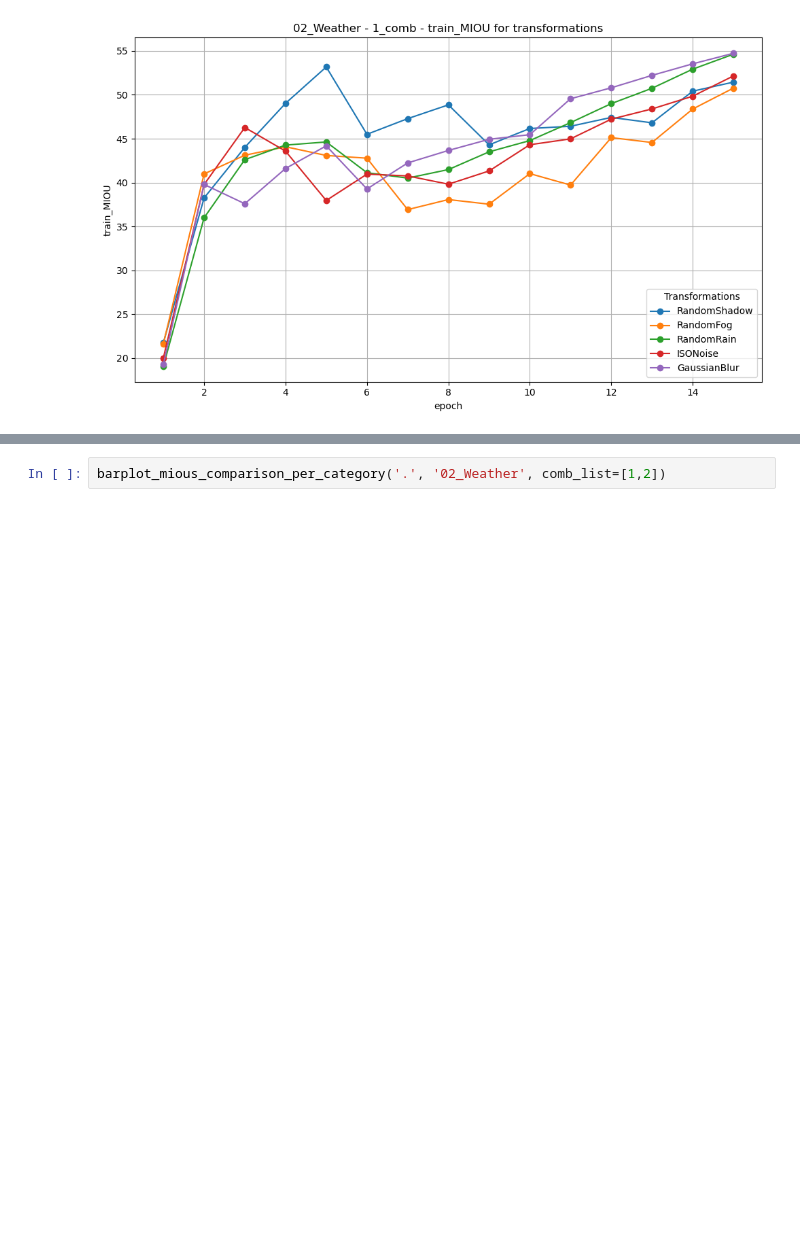
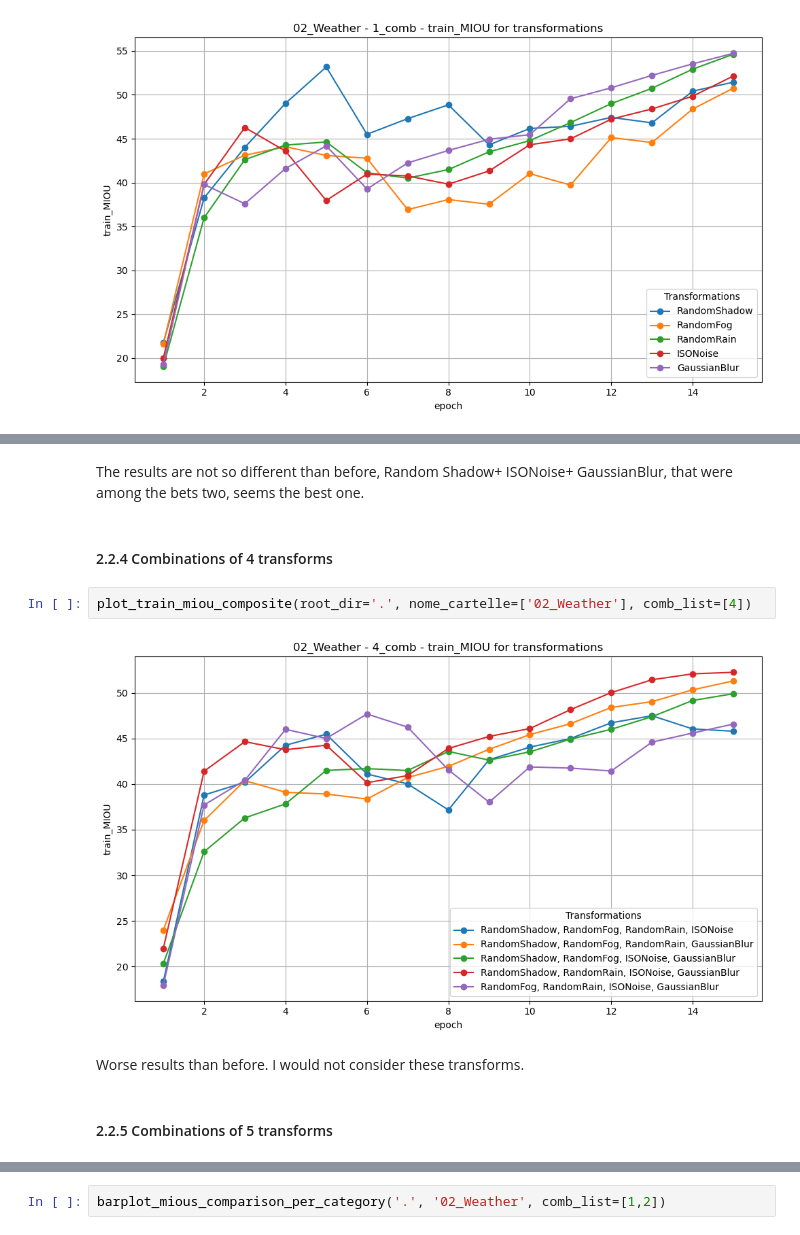
Before and after one commit to elisabettaroviera/MLDL-Project, a Jupyter notebook: 3b_comparison_augs.ipynb, the cells around one changed output, grey strips where cells are left out. Saved outputs shown, nothing was run; the diff lists cells and outputs as text; blank space fills up the shorter version.

Commit message:
file comparison transforms

```diff
--- a/3b_comparison_augs.ipynb
+++ b/3b_comparison_augs.ipynb
@@ -393,0 +518,12 @@ plot_train_miou_composite(root_dir='.', nome_cartelle=['02_Weather'], comb_list=
+# %% [markdown]
+The results are not so different than before, Random Shadow+ ISONoise+ GaussianBlur, that were among the bets two, seems the best one.
+# %% [markdown]
+#### 2.2.4 Combinations of 4 transforms
+# %%
+plot_train_miou_composite(root_dir='.', nome_cartelle=['02_Weather'], comb_list=[4])
+# %% [output]
+[figure, added]
+# %% [markdown]
+Worse results than before. I would not consider these transforms.
+# %% [markdown]
+#### 2.2.5 Combinations of 5 transforms
```
Also changed, not shown: parts of 35 cells of this notebook, 1 other file.
